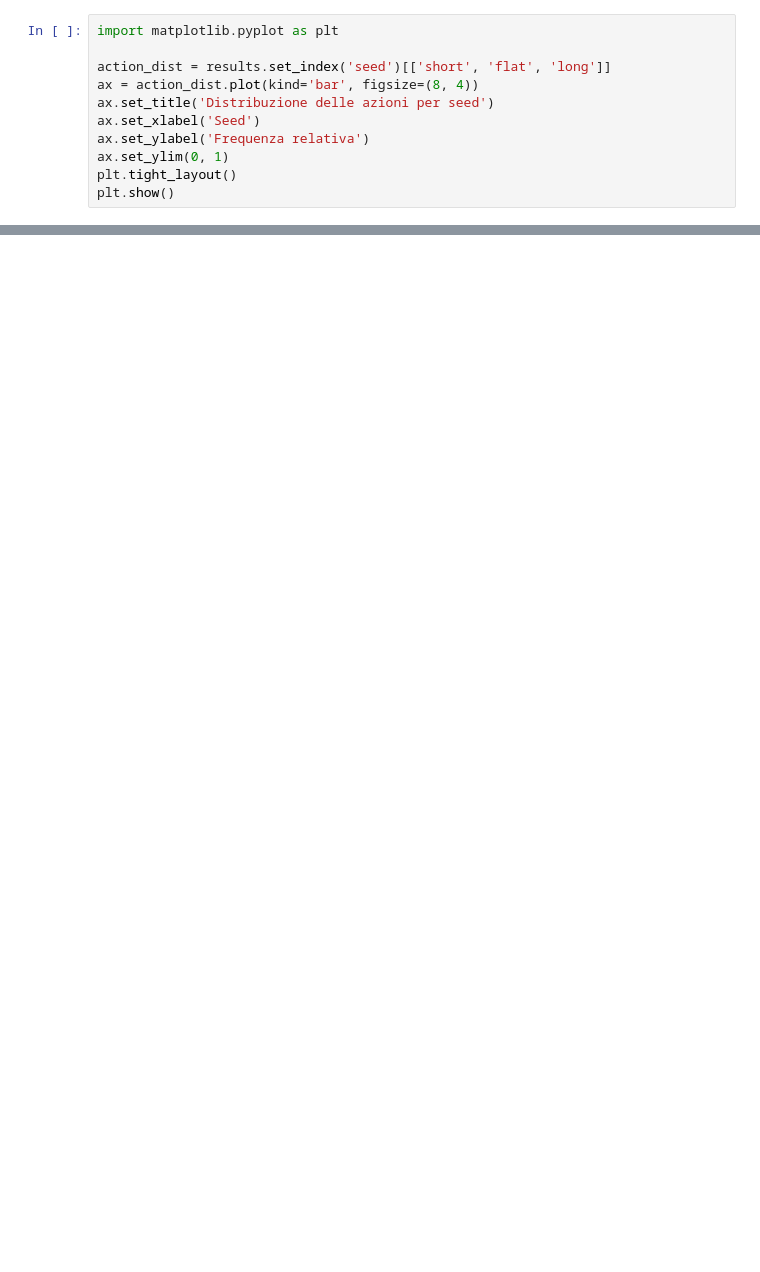
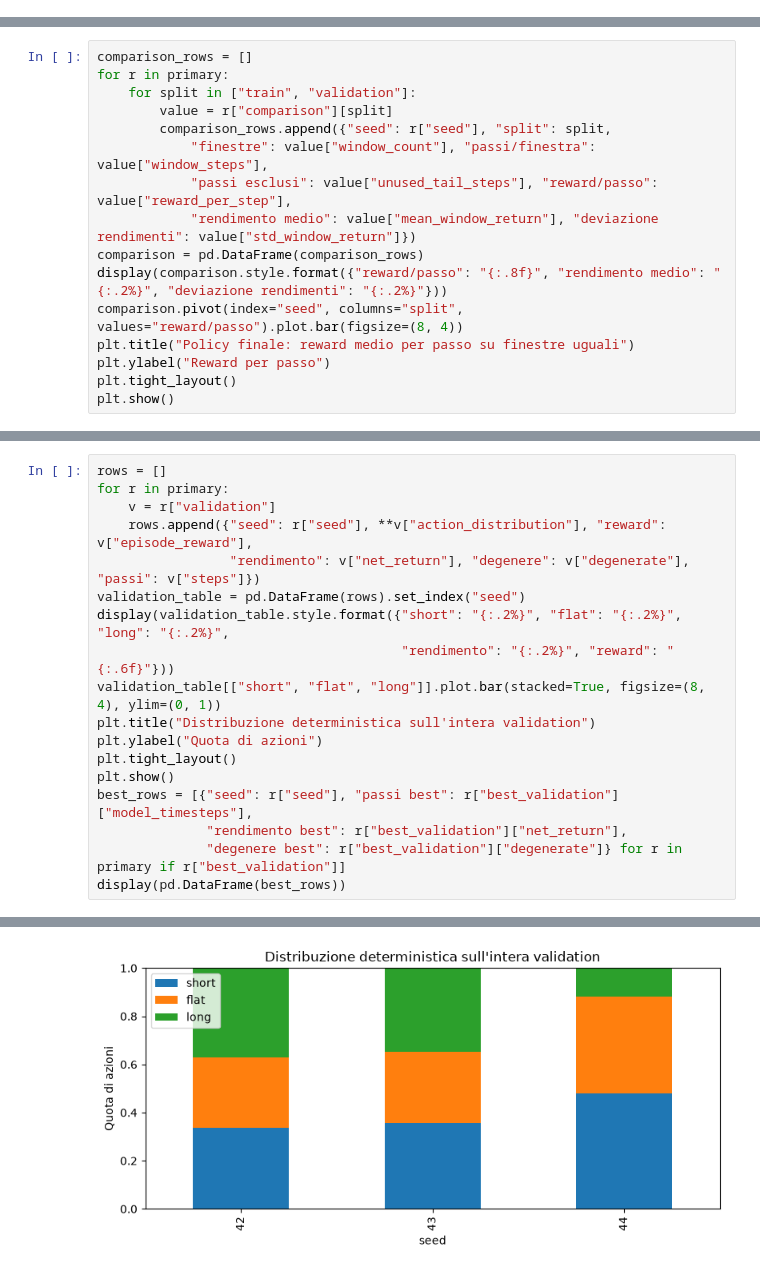
Before and after one commit to MartinoCito/AI_microtradingAUX, a Jupyter notebook: pipeline/phase_7_ppo_preliminary_training.ipynb, the cells around one changed output, grey strips where cells are left out. Saved outputs shown, nothing was run; the diff lists cells and outputs as text; blank space fills up the shorter version.

```diff
--- a/pipeline/phase_7_ppo_preliminary_training.ipynb
+++ b/pipeline/phase_7_ppo_preliminary_training.ipynb
@@ -88,11 +0,0 @@ I reward rimangono negativi per tutti i seed. La Fase 7 non fornisce quindi evid
-# %%
-import matplotlib.pyplot as plt
-
-action_dist = results.set_index('seed')[['short', 'flat', 'long']]
-ax = action_dist.plot(kind='bar', figsize=(8, 4))
-ax.set_title('Distribuzione delle azioni per seed')
-ax.set_xlabel('Seed')
-ax.set_ylabel('Frequenza relativa')
-ax.set_ylim(0, 1)
-plt.tight_layout()
-plt.show()
@@ -108,0 +150,16 @@ I reward negativi indicano tuttavia che questi risultati devono essere interpret
+# %%
+comparison_rows = []
+for r in primary:
+    for split in ["train", "validation"]:
+        value = r["comparison"][split]
+        comparison_rows.append({"seed": r["seed"], "split": split,
+            "finestre": value["window_count"], "passi/finestra": value["window_steps"],
+            "passi esclusi": value["unused_tail_steps"], "reward/passo": value["reward_per_step"],
+            "rendimento medio": value["mean_window_return"], "deviazione rendimenti": value["std_window_return"]})
+comparison = pd.DataFrame(comparison_rows)
+display(comparison.style.format({"reward/passo": "{:.8f}", "rendimento medio": "{:.2%}", "deviazione rendimenti": "{:.2%}"}))
+comparison.pivot(index="seed", columns="split", values="reward/passo").plot.bar(figsize=(8, 4))
+plt.title("Policy finale: reward medio per passo su finestre uguali")
+plt.ylabel("Reward per passo")
+plt.tight_layout()
+plt.show()
@@ -108,0 +181,19 @@ I reward negativi indicano tuttavia che questi risultati devono essere interpret
+# %%
+rows = []
+for r in primary:
+    v = r["validation"]
+    rows.append({"seed": r["seed"], **v["action_distribution"], "reward": v["episode_reward"],
+                 "rendimento": v["net_return"], "degenere": v["degenerate"], "passi": v["steps"]})
+validation_table = pd.DataFrame(rows).set_index("seed")
+display(validation_table.style.format({"short": "{:.2%}", "flat": "{:.2%}", "long": "{:.2%}",
+                                       "rendimento": "{:.2%}", "reward": "{:.6f}"}))
+validation_table[["short", "flat", "long"]].plot.bar(stacked=True, figsize=(8, 4), ylim=(0, 1))
+plt.title("Distribuzione deterministica sull'intera validation")
+plt.ylabel("Quota di azioni")
+plt.tight_layout()
+plt.show()
+best_rows = [{"seed": r["seed"], "passi best": r["best_validation"]["model_timesteps"],
+              "rendimento best": r["best_validation"]["net_return"],
+              "degenere best": r["best_validation"]["degenerate"]} for r in primary if r["best_validation"]]
+display(pd.DataFrame(best_rows))
+# %% [output]
@@ -108,0 +205 @@ I reward negativi indicano tuttavia che questi risultati devono essere interpret
+[figure, added]
```
Also changed, not shown: parts of 22 cells of this notebook, 7 other files.
